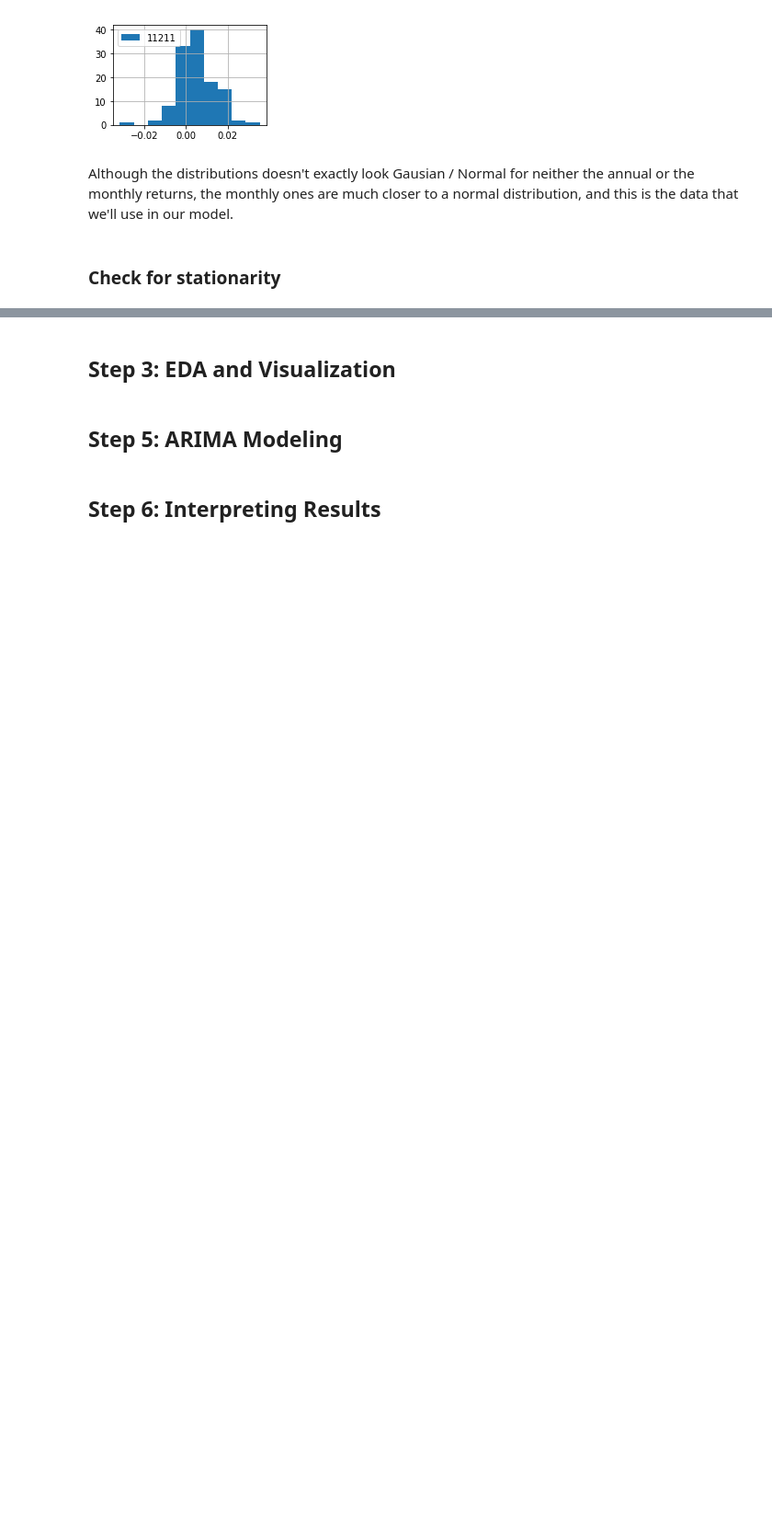
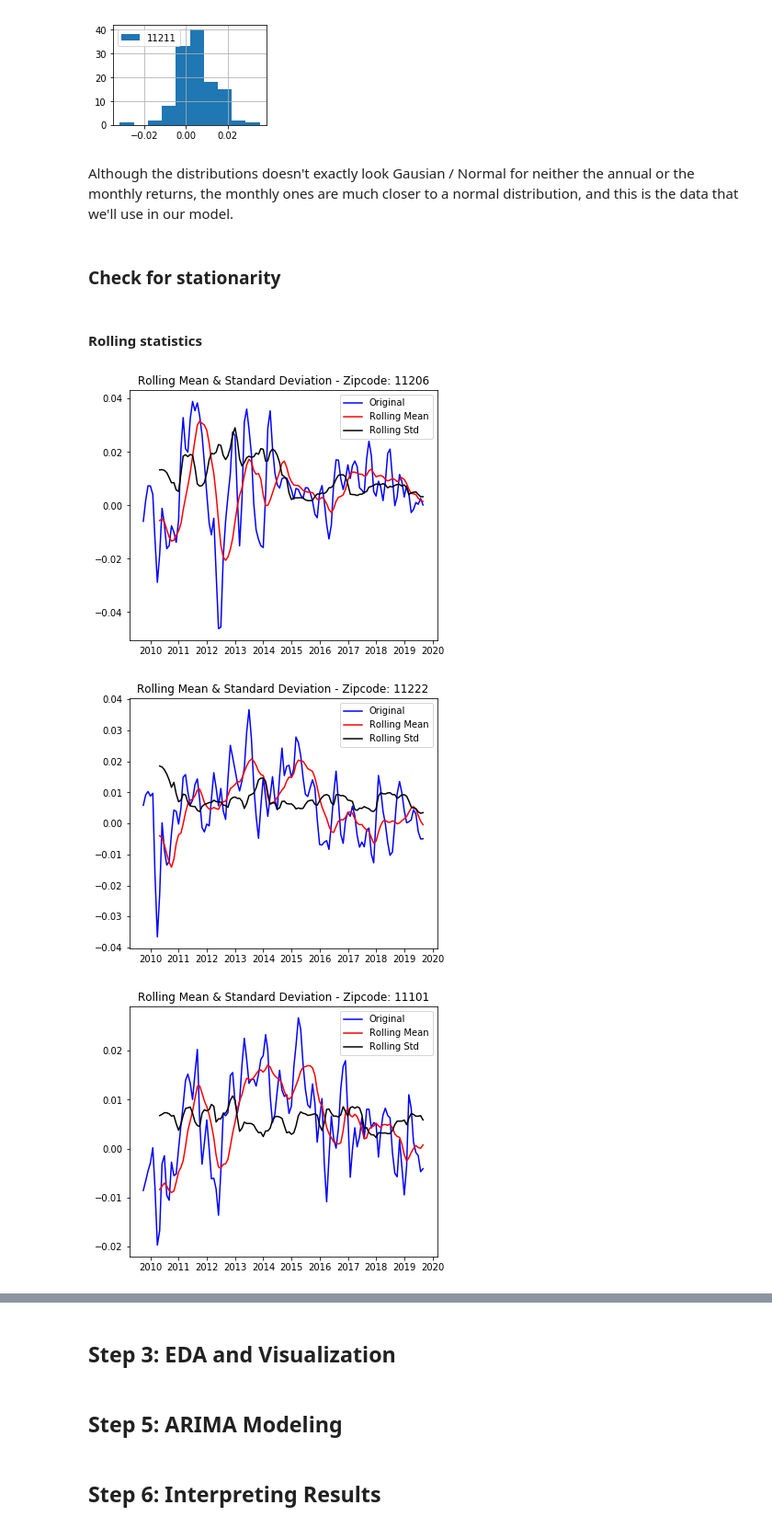
Before and after one commit to bartomolina/dsmod4project, a Jupyter notebook: student.ipynb, the cells around one changed output, grey strips where cells are left out. Shown at 92% size. Drawn from its saved outputs; the diff is of its cells as text; code cells hidden in the pictures; blank space fills up the shorter version.

Commit message:
finish visualization

```diff
--- a/student.ipynb
+++ b/student.ipynb
@@ -399,3 +401,23 @@ for zipcode in df_ts_zipcode_pct_change:
 Although the distributions doesn't exactly look Gausian / Normal for neither the annual or the monthly returns, the monthly ones are much closer to a normal distribution, and this is the data that we'll use in our model.
 # %% [markdown]
 ### Check for stationarity
+# %% [markdown]
+#### Rolling statistics
+# %%
+# monthly return normality check
+for zipcode in df_ts_zipcode_pct_change:
+    # calculate the rolling statistics
+    rolmean = df_ts_zipcode_pct_change_monthly[zipcode].rolling(window = 8, center = False).mean()
+    rolstd = df_ts_zipcode_pct_change_monthly[zipcode].rolling(window = 8, center = False).std()
+    # plot
+    fig = plt.figure(figsize=(6,5))
+    orig = plt.plot(df_ts_zipcode_pct_change_monthly[zipcode], color='blue',label='Original')
+    mean = plt.plot(rolmean, color='red', label='Rolling Mean')
+    std = plt.plot(rolstd, color='black', label = 'Rolling Std')
+    plt.legend(loc='best')
+    plt.title(f"Rolling Mean & Standard Deviation - Zipcode: {zipcode}")
+    plt.show(block=False)
+# %% [output]
+[figure, added]
+[figure, added]
+[figure, added]
```
Also changed, not shown: parts of 6 cells of this notebook.
